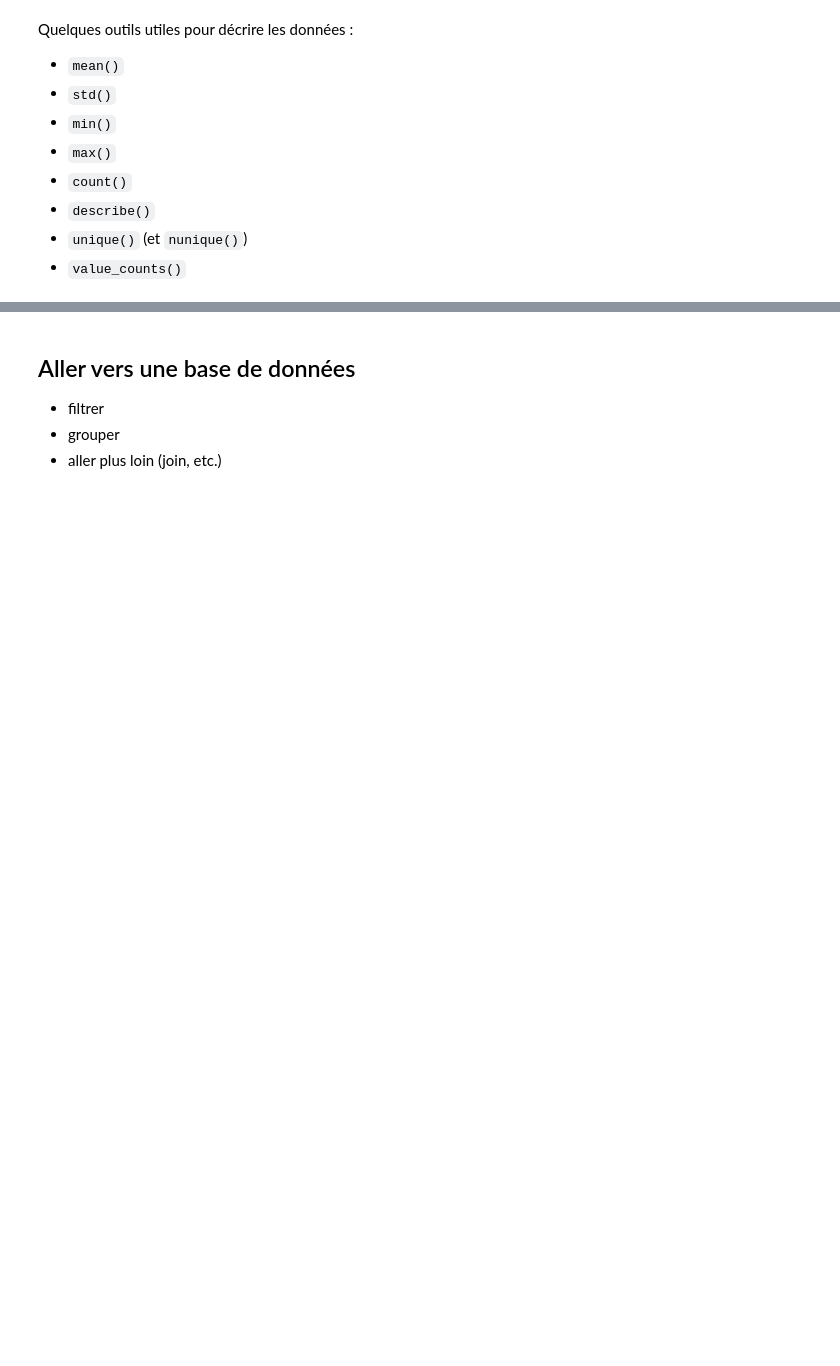
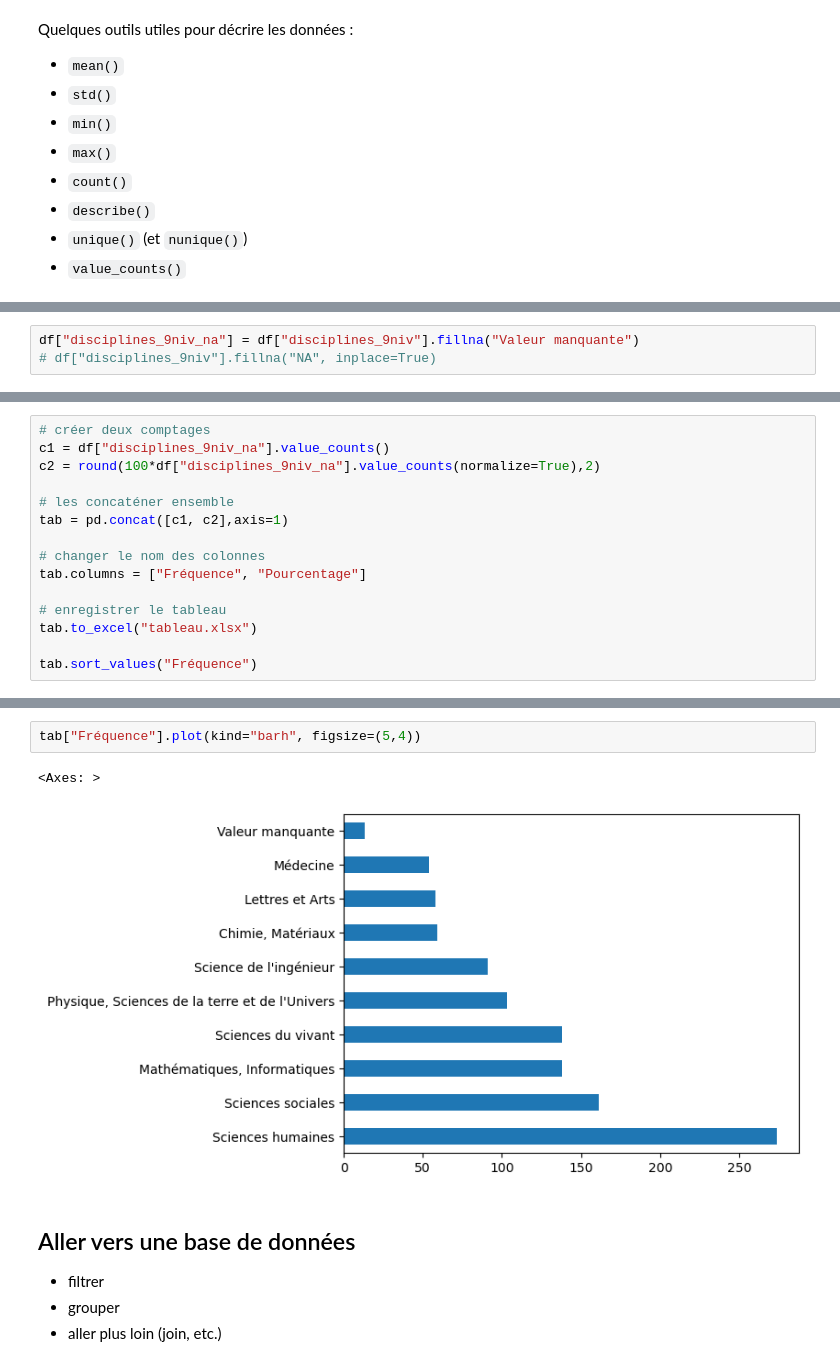
Before and after one commit to pyshs/PUD2024, a Jupyter notebook: M4 Découverte de Pandas/Traitement de données avec Pandas.ipynb, the cells around one changed output, grey strips where cells are left out. Drawn from its saved outputs; the diff is of its cells as text; blank space fills up the shorter version.

```diff
--- a/M4 Découverte de Pandas/Traitement de données avec Pandas.ipynb
+++ b/M4 Découverte de Pandas/Traitement de données avec Pandas.ipynb
@@ -81,0 +185,3 @@ Quelques outils utiles pour décrire les données :
+# %%
+df["disciplines_9niv_na"] = df["disciplines_9niv"].fillna("Valeur manquante")
+# df["disciplines_9niv"].fillna("NA", inplace=True)
@@ -81,0 +228,15 @@ Quelques outils utiles pour décrire les données :
+# %%
+# créer deux comptages
+c1 = df["disciplines_9niv_na"].value_counts()
+c2 = round(100*df["disciplines_9niv_na"].value_counts(normalize=True),2)
+
+# les concaténer ensemble
+tab = pd.concat([c1, c2],axis=1)
+
+# changer le nom des colonnes
+tab.columns = ["Fréquence", "Pourcentage"]
+
+# enregistrer le tableau
+tab.to_excel("tableau.xlsx")
+
+tab.sort_values("Fréquence")
@@ -82,3 +255,8 @@ Quelques outils utiles pour décrire les données :
+# %%
+tab["Fréquence"].plot(kind="barh", figsize=(5,4))
+# %% [output]
+<Axes: >
+[figure, added]
 # %% [markdown]
 ## Aller vers une base de données
 
```
Also changed, not shown: parts of 21 cells of this notebook.
